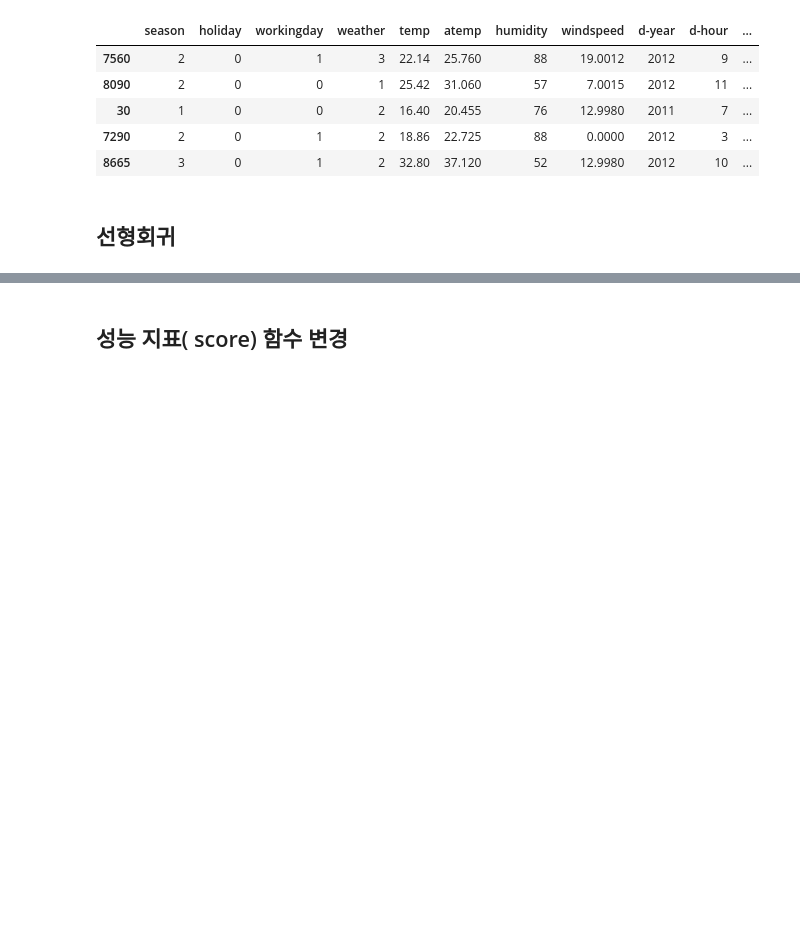
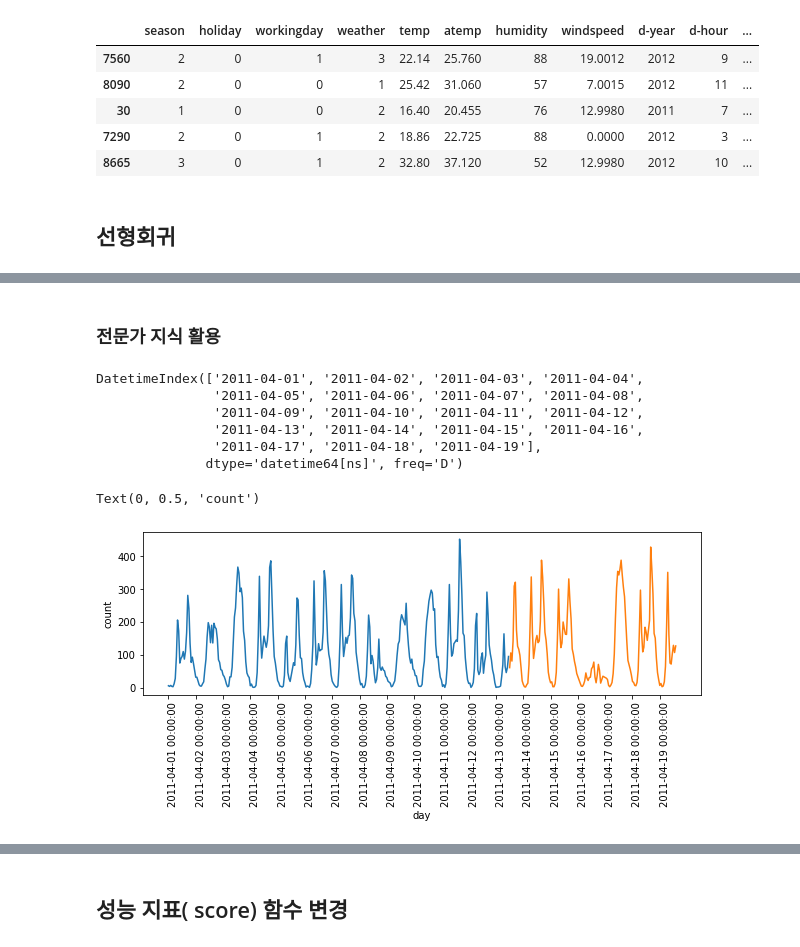
Before and after one commit to swkim01/DSAC3, a Jupyter notebook: gg-38-자전거대여예측.ipynb, the cells around one changed output, grey strips where cells are left out. Cells and saved outputs as stored; diff of their text form; code cells hidden in the pictures; blank space fills up the shorter version.

```diff
--- a/gg-38-자전거대여예측.ipynb
+++ b/gg-38-자전거대여예측.ipynb
@@ -254,0 +255,28 @@ model.score(X_test, y_test)
+# %% [markdown]
+### 전문가 지식 활용
+# %%
+X1 = train[1323:1770] # 20110306 - 20110510 , 455
+X1.head()
+y1 = X1["count"]
+#y1.head()
+# %%
+X2 = X1["datetime"].values.reshape(-1, 1)
+Xtrain, Xtest = X2[:300], X2[300:]
+ytrain, ytest = y1[:300], y1[300:]
+plt.figure(figsize=(10,3))
+xticks_name = pd.date_range(start=X2.min(), end=X2.max(), freq='D')
+print(xticks_name)
+plt.xticks(range(0, len(X2), 24), xticks_name, rotation=90, ha="left")
+plt.plot(range(300), ytrain, label="train")
+plt.plot(range(300, len(ytest) + 300), ytest, '-', label="test")
+plt.xlabel("day")
+plt.ylabel("count")
+# %% [output]
+DatetimeIndex(['2011-04-01', '2011-04-02', '2011-04-03', '2011-04-04',
+               '2011-04-05', '2011-04-06', '2011-04-07', '2011-04-08',
+               '2011-04-09', '2011-04-10', '2011-04-11', '2011-04-12',
+               '2011-04-13', '2011-04-14', '2011-04-15', '2011-04-16',
+               '2011-04-17', '2011-04-18', '2011-04-19'],
+              dtype='datetime64[ns]', freq='D')
+Text(0, 0.5, 'count')
+[figure, added]
```
Also changed, not shown: parts of 16 cells of this notebook.
